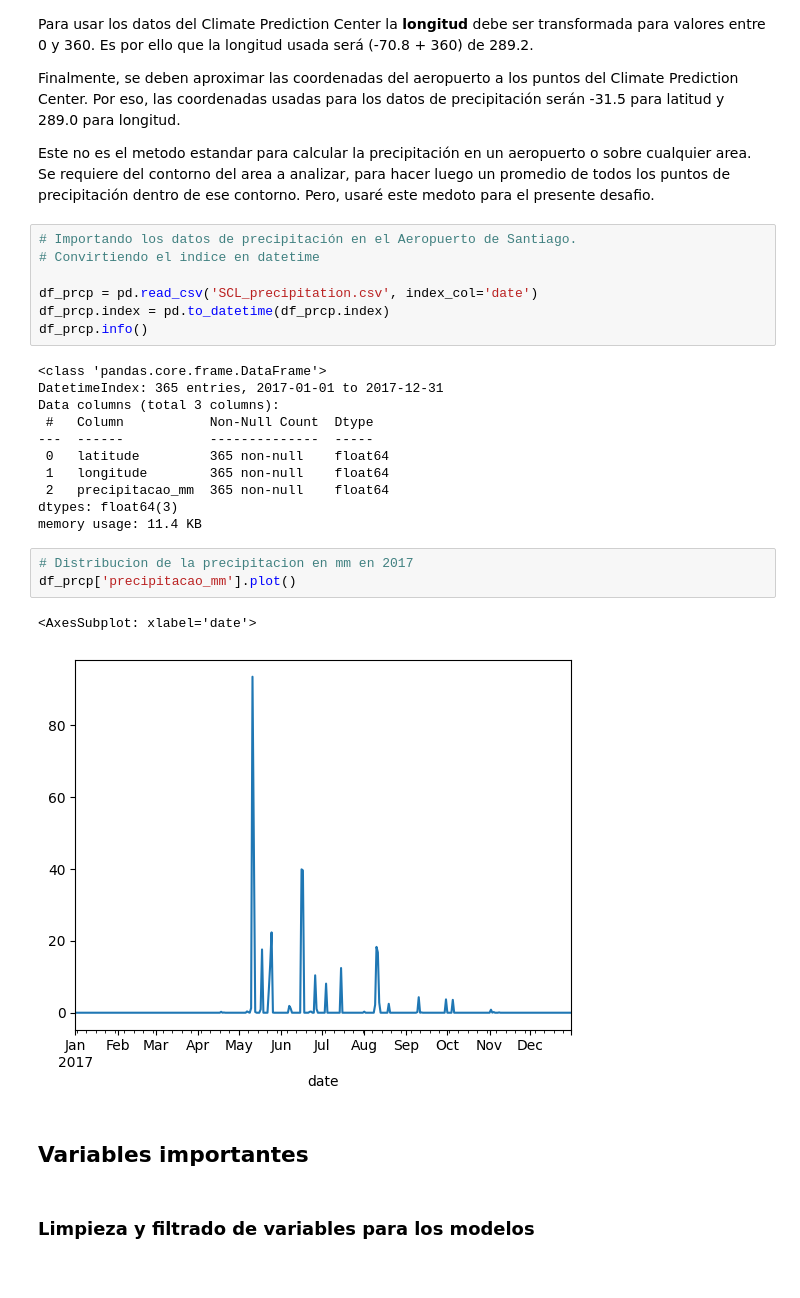
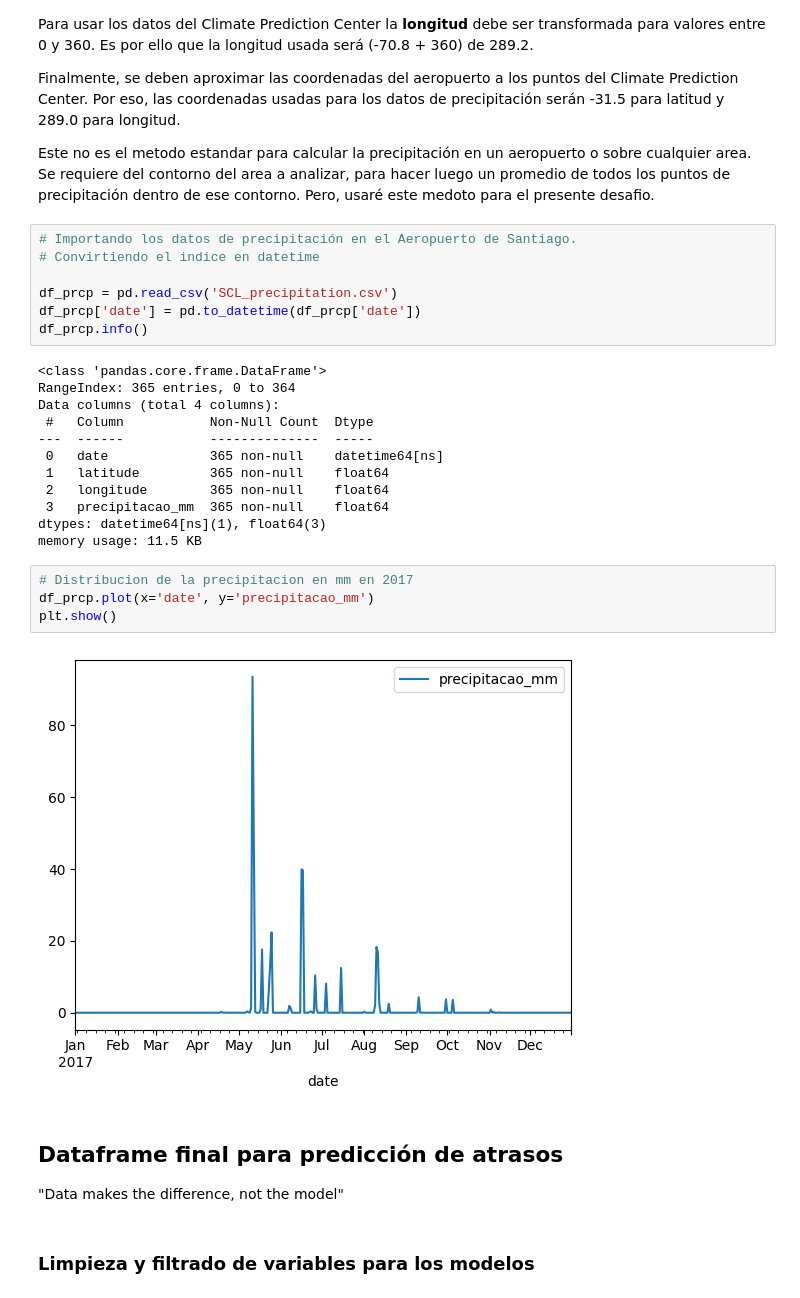
Before and after one commit to chuto81/datascientist_latam, a Jupyter notebook: solution.ipynb, the cells around one changed output. Drawn from its saved outputs; the diff is of its cells as text.

Commit message:
PUNTO 2, finalizado

```diff
--- a/solution.ipynb
+++ b/solution.ipynb
@@ -697,27 +697,30 @@ Este no es el metodo estandar para calcular la precipitación en un aeropuerto o
 # Importando los datos de precipitación en el Aeropuerto de Santiago.
 # Convirtiendo el indice en datetime
 
-df_prcp = pd.read_csv('SCL_precipitation.csv', index_col='date')
-df_prcp.index = pd.to_datetime(df_prcp.index)
+df_prcp = pd.read_csv('SCL_precipitation.csv')
+df_prcp['date'] = pd.to_datetime(df_prcp['date'])
 df_prcp.info()
 # %% [output]
 <class 'pandas.core.frame.DataFrame'>
-DatetimeIndex: 365 entries, 2017-01-01 to 2017-12-31
-Data columns (total 3 columns):
+RangeIndex: 365 entries, 0 to 364
+Data columns (total 4 columns):
  #   Column           Non-Null Count  Dtype
 ---  ------           --------------  -----
- 0   latitude         365 non-null    float64
- 1   longitude        365 non-null    float64
- 2   precipitacao_mm  365 non-null    float64
-dtypes: float64(3)
-memory usage: 11.4 KB
+ 0   date             365 non-null    datetime64[ns]
+ 1   latitude         365 non-null    float64
+ 2   longitude        365 non-null    float64
+ 3   precipitacao_mm  365 non-null    float64
+dtypes: datetime64[ns](1), float64(3)
+memory usage: 11.5 KB
 # %%
 # Distribucion de la precipitacion en mm en 2017
-df_prcp['precipitacao_mm'].plot()
+df_prcp.plot(x='date', y='precipitacao_mm')
+plt.show()
 # %% [output]
-<AxesSubplot: xlabel='date'>
-[figure, old version]
+[figure, new version]
-# %% [markdown]
-## Variables importantes
+# %% [markdown]
+## Dataframe final para predicción de atrasos
+
+"Data makes the difference, not the model"
 # %% [markdown]
 ### Limpieza y filtrado de variables para los modelos
```
Also changed, not shown: parts of 47 cells of this notebook.
